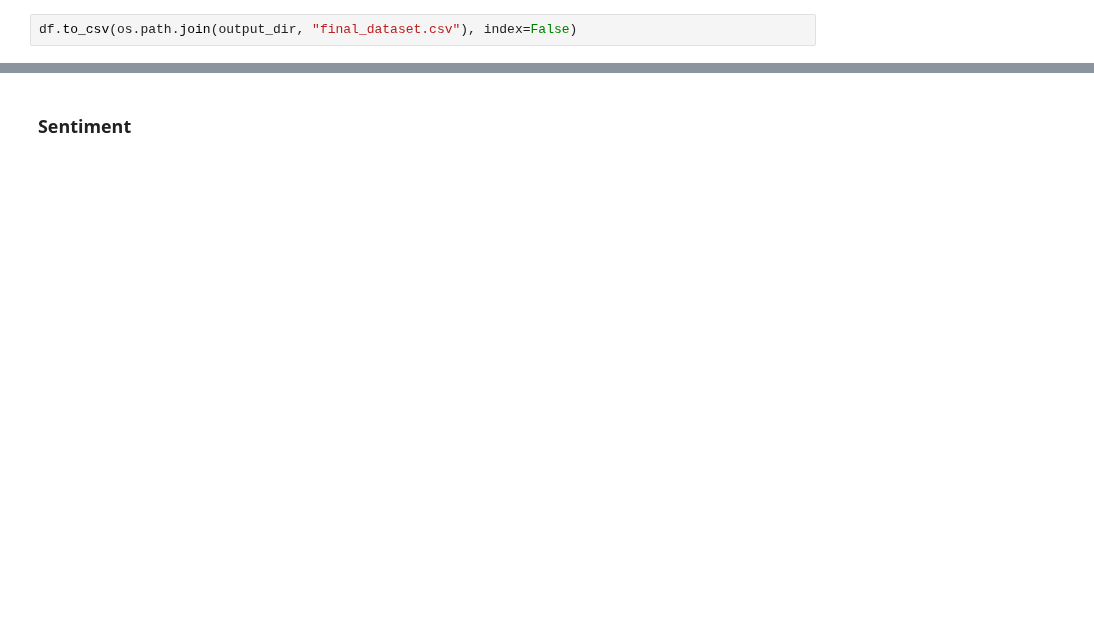
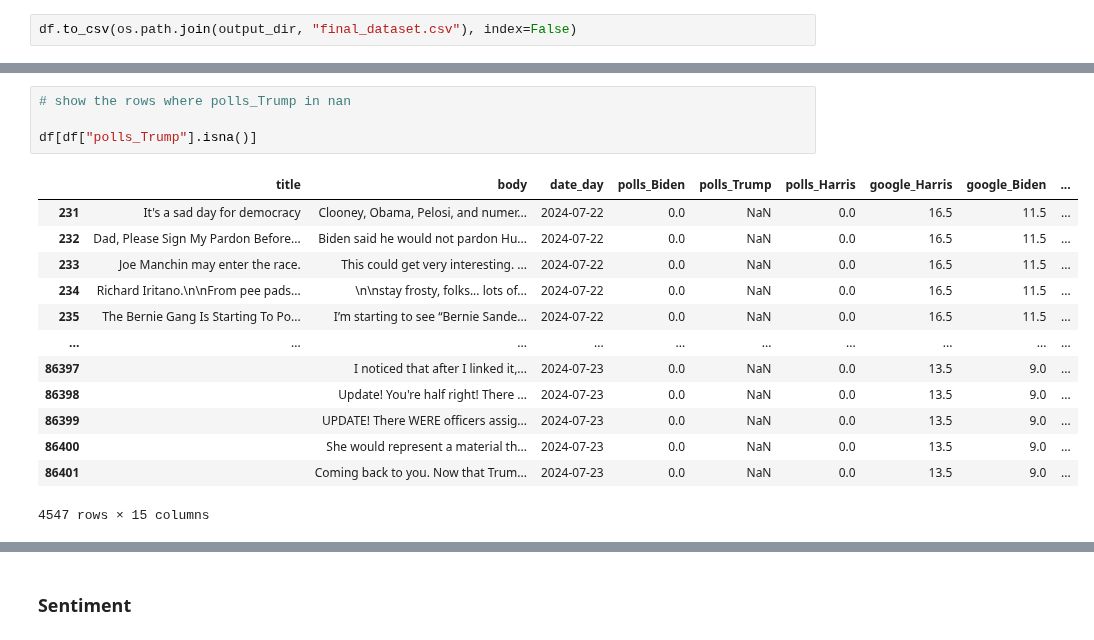
Before and after one commit to bnvulpe/votecore, a Jupyter notebook: scripts/dataset_creation.ipynb, the cells around one changed output, grey strips where cells are left out. Cells and saved outputs as stored; diff of their text form; blank space fills up the shorter version.

```diff
--- a/scripts/dataset_creation.ipynb
+++ b/scripts/dataset_creation.ipynb
@@ -333,0 +375,18 @@ df.to_csv(os.path.join(output_dir, "final_dataset.csv"), index=False)
+# %%
+# show the rows where polls_Trump in nan
+
+df[df["polls_Trump"].isna()]
+# %% [output]
+|  | title | body | date_day | polls_Biden | polls_Trump | polls_Harris | google_Harris | google_Biden | ... |
+| 231 | It's a sad day for democracy | Clooney, Obama, Pelosi, and numer... | 2024-07-22 | 0.0 | NaN | 0.0 | 16.5 | 11.5 | ... |
+| 232 | Dad, Please Sign My Pardon Before... | Biden said he would not pardon Hu... | 2024-07-22 | 0.0 | NaN | 0.0 | 16.5 | 11.5 | ... |
+| 233 | Joe Manchin may enter the race. | This could get very interesting. ... | 2024-07-22 | 0.0 | NaN | 0.0 | 16.5 | 11.5 | ... |
+| 234 | Richard Iritano.\n\nFrom pee pads... | \n\nstay frosty, folks... lots of... | 2024-07-22 | 0.0 | NaN | 0.0 | 16.5 | 11.5 | ... |
+| 235 | The Bernie Gang Is Starting To Po... | I’m starting to see “Bernie Sande... | 2024-07-22 | 0.0 | NaN | 0.0 | 16.5 | 11.5 | ... |
+| ... | ... | ... | ... | ... | ... | ... | ... | ... | ... |
+| 86397 |  | I noticed that after I linked it,... | 2024-07-23 | 0.0 | NaN | 0.0 | 13.5 | 9.0 | ... |
+| 86398 |  | Update! You're half right! There ... | 2024-07-23 | 0.0 | NaN | 0.0 | 13.5 | 9.0 | ... |
+| 86399 |  | UPDATE! There WERE officers assig... | 2024-07-23 | 0.0 | NaN | 0.0 | 13.5 | 9.0 | ... |
+| 86400 |  | She would represent a material th... | 2024-07-23 | 0.0 | NaN | 0.0 | 13.5 | 9.0 | ... |
+| 86401 |  | Coming back to you. Now that Trum... | 2024-07-23 | 0.0 | NaN | 0.0 | 13.5 | 9.0 | ... |
+4547 rows × 15 columns
```
Also changed, not shown: parts of 23 cells of this notebook, 2 other files.
